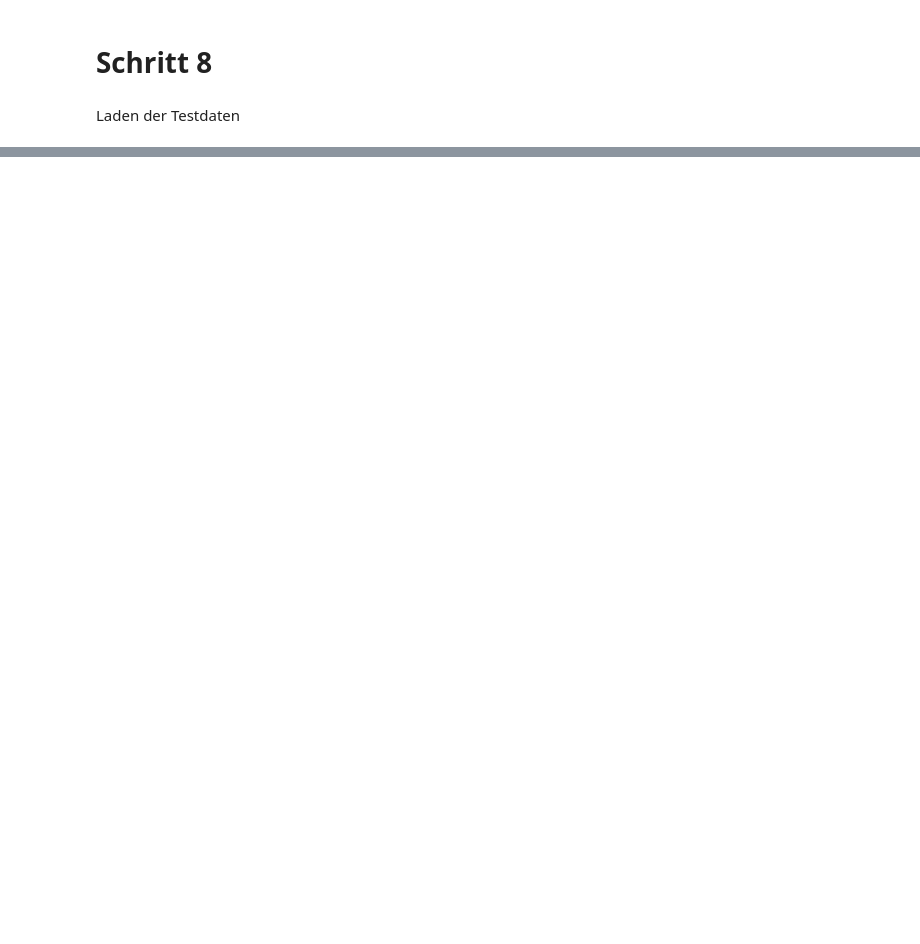
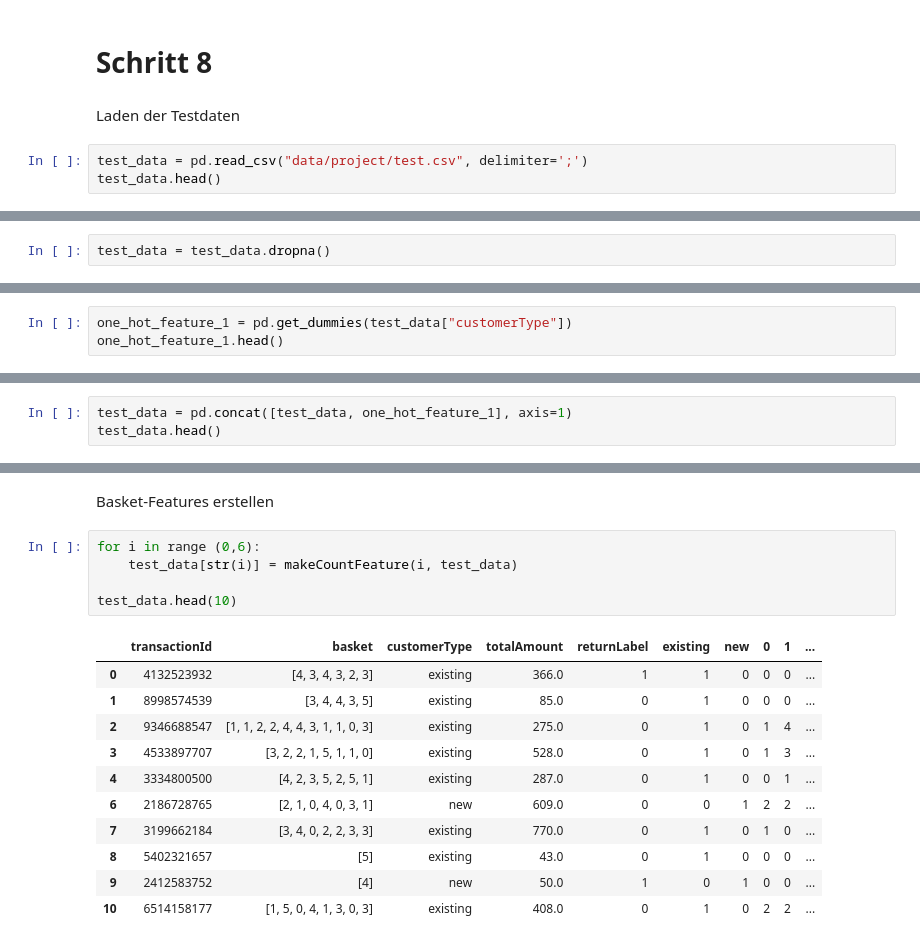
Before and after one commit to Maximilian-prog/ml-kurs-ws22, a Jupyter notebook: ML-Projekt.ipynb, the cells around one changed output, grey strips where cells are left out. Cells and saved outputs as stored; diff of their text form; blank space fills up the shorter version.

```diff
--- a/ML-Projekt.ipynb
+++ b/ML-Projekt.ipynb
@@ -293,3 +301,6 @@ Best score: 0.880859375
 # Schritt 8
 # %% [markdown]
 Laden der Testdaten
+# %%
+test_data = pd.read_csv("data/project/test.csv", delimiter=';')
+test_data.head()
@@ -295,0 +322,2 @@ Laden der Testdaten
+# %%
+test_data = test_data.dropna()
@@ -295,0 +336,3 @@ Laden der Testdaten
+# %%
+one_hot_feature_1 = pd.get_dummies(test_data["customerType"])
+one_hot_feature_1.head()
@@ -295,0 +346,3 @@ Laden der Testdaten
+# %%
+test_data = pd.concat([test_data, one_hot_feature_1], axis=1)
+test_data.head()
@@ -295,0 +356,19 @@ Laden der Testdaten
+# %% [markdown]
+Basket-Features erstellen
+# %%
+for i in range (0,6):
+    test_data[str(i)] = makeCountFeature(i, test_data)
+
+test_data.head(10)
+# %% [output]
+|  | transactionId | basket | customerType | totalAmount | returnLabel | existing | new | 0 | 1 | ... |
+| 0 | 4132523932 | [4, 3, 4, 3, 2, 3] | existing | 366.0 | 1 | 1 | 0 | 0 | 0 | ... |
+| 1 | 8998574539 | [3, 4, 4, 3, 5] | existing | 85.0 | 0 | 1 | 0 | 0 | 0 | ... |
+| 2 | 9346688547 | [1, 1, 2, 2, 4, 4, 3, 1, 1, 0, 3] | existing | 275.0 | 0 | 1 | 0 | 1 | 4 | ... |
+| 3 | 4533897707 | [3, 2, 2, 1, 5, 1, 1, 0] | existing | 528.0 | 0 | 1 | 0 | 1 | 3 | ... |
+| 4 | 3334800500 | [4, 2, 3, 5, 2, 5, 1] | existing | 287.0 | 0 | 1 | 0 | 0 | 1 | ... |
+| 6 | 2186728765 | [2, 1, 0, 4, 0, 3, 1] | new | 609.0 | 0 | 0 | 1 | 2 | 2 | ... |
+| 7 | 3199662184 | [3, 4, 0, 2, 2, 3, 3] | existing | 770.0 | 0 | 1 | 0 | 1 | 0 | ... |
+| 8 | 5402321657 | [5] | existing | 43.0 | 0 | 1 | 0 | 0 | 0 | ... |
+| 9 | 2412583752 | [4] | new | 50.0 | 1 | 0 | 1 | 0 | 0 | ... |
+| 10 | 6514158177 | [1, 5, 0, 4, 1, 3, 0, 3] | existing | 408.0 | 0 | 1 | 0 | 2 | 2 | ... |
```
Also changed, not shown: parts of 55 cells of this notebook, 1 other file.
